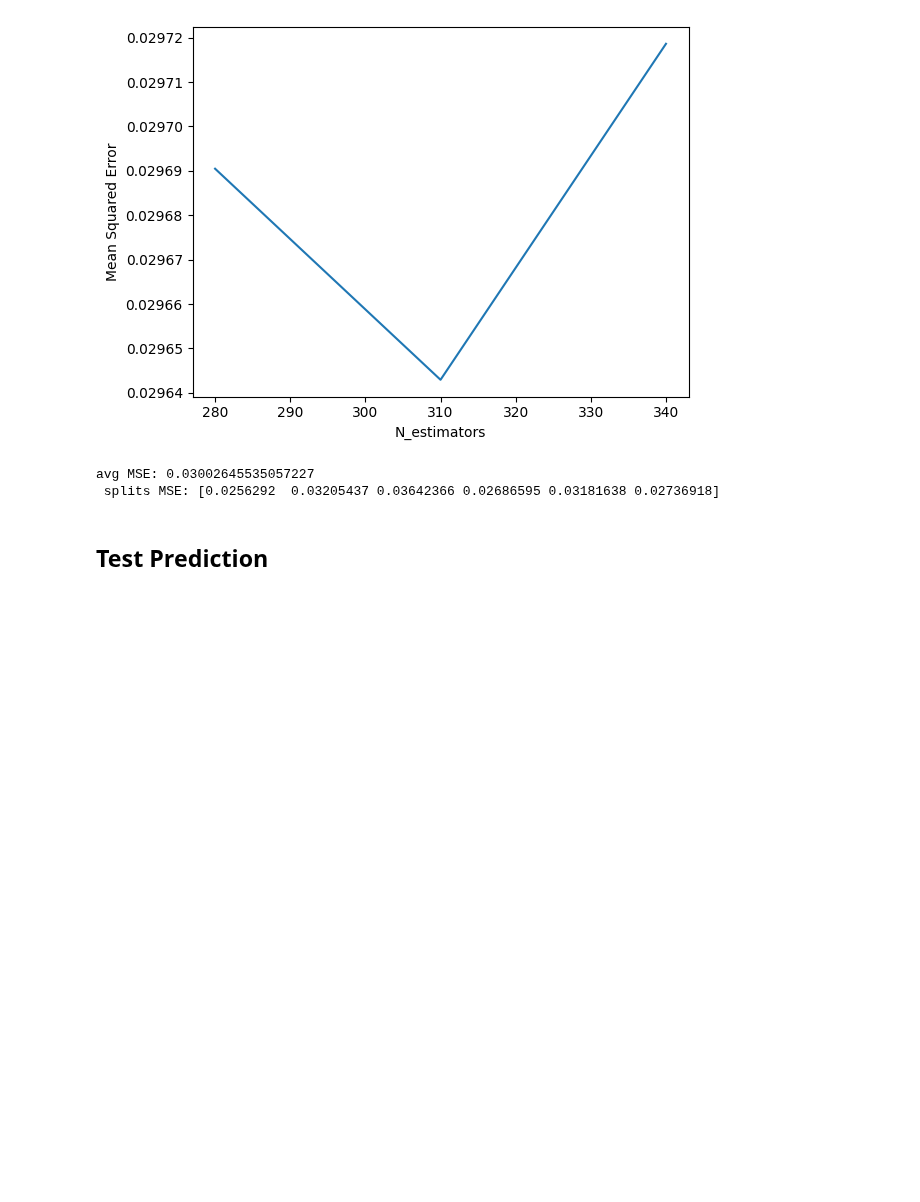
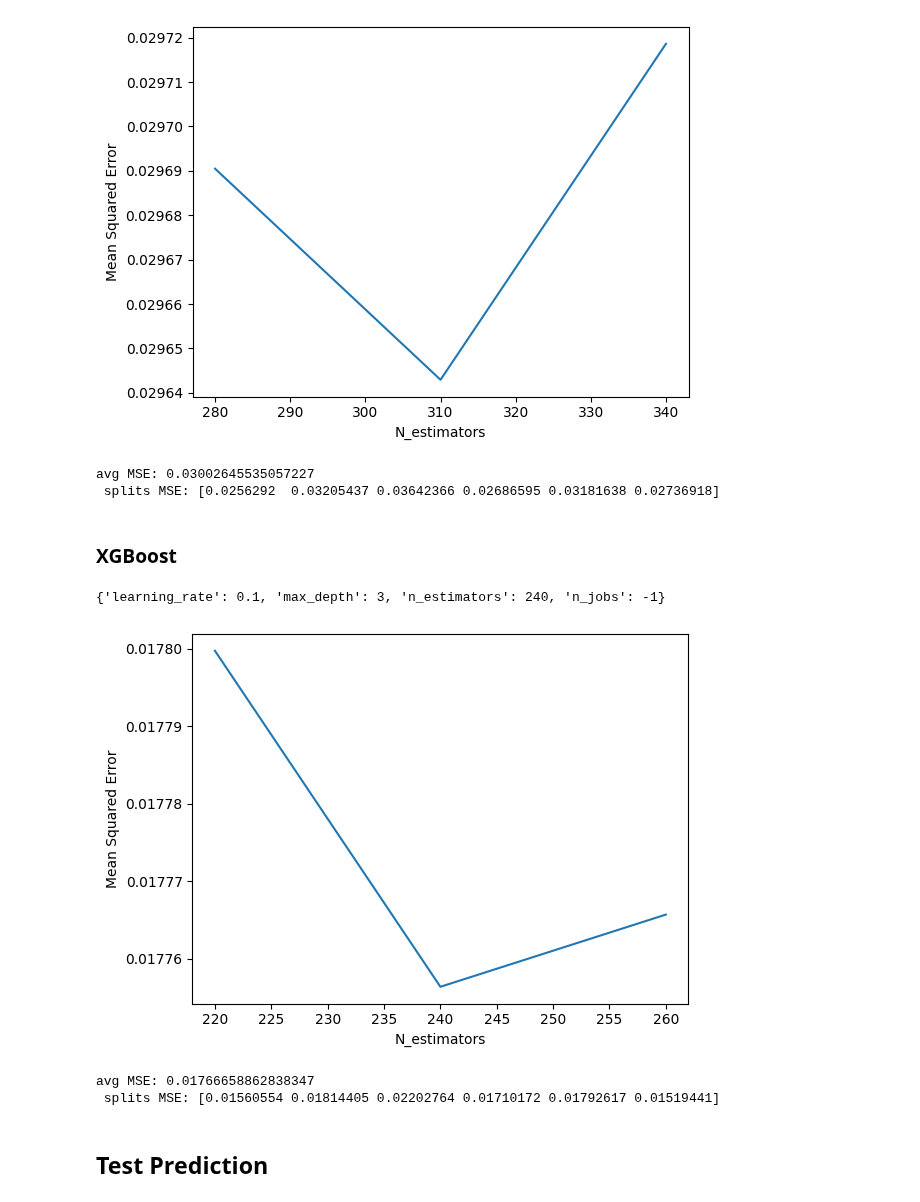
Before and after one commit to stephanie-yz/House-Prices, a Jupyter notebook: 03 Model Selection.ipynb, the cells around one changed output. Cells and saved outputs as stored; diff of their text form; code cells hidden in the pictures; blank space fills up the shorter version.

Commit message:
first cut XGBoost

```diff
--- a/03 Model Selection.ipynb
+++ b/03 Model Selection.ipynb
@@ -264,6 +265,38 @@ print(f'avg MSE: {-np.mean(ada_cv_scores)}\n', f'splits MSE: {-ada_cv_scores}')
 # %% [output]
 avg MSE: 0.03002645535057227
  splits MSE: [0.0256292  0.03205437 0.03642366 0.02686595 0.03181638 0.02736918]
+# %% [markdown]
+### XGBoost
+# %%
+## hyperparameter tuning: n_estimators
+param_grid = {'n_estimators' : np.arange(220,270,20), 'learning_rate': [0.1], 'max_depth': [3], 'n_jobs': [-1]}
+kf = KFold(n_splits=10, shuffle=True, random_state=8)
+
+xgb_tuning = GridSearchCV(xgb.XGBRegressor(random_state=8), param_grid, scoring='neg_mean_squared_error', cv=kf)
+xgb_tuning.fit(x_train_onehot.values, y_train.values)
+xgb_tuning_params = xgb_tuning.cv_results_['param_n_estimators']
+xgb_tuning_mse = -xgb_tuning.cv_results_['mean_test_score']
+
+## find best param with lowest mse, and plot params against mse
+print(xgb_tuning.best_params_)
+plt.plot(xgb_tuning_params, xgb_tuning_mse)
+plt.xlabel('N_estimators')
+plt.ylabel('Mean Squared Error')
+None
+# %% [output]
+{'learning_rate': 0.1, 'max_depth': 3, 'n_estimators': 240, 'n_jobs': -1}
+[figure, added]
+# %%
+## instantiate ada algorithm, using best tuned param
+xgbr = xgb.XGBRegressor(n_estimators=240, learning_rate=0.1, max_depth=3, random_state=8, n_jobs=-1)
+
+## cross validation
+kf = KFold(n_splits=6, shuffle=True, random_state=8)
+xgbr_cv_scores = cross_val_score(xgbr, x_train_onehot.values, y_train.values, scoring='neg_mean_squared_error', cv=kf)
+print(f'avg MSE: {-np.mean(xgbr_cv_scores)}\n', f'splits MSE: {-xgbr_cv_scores}')
+# %% [output]
+avg MSE: 0.01766658862838347
+ splits MSE: [0.01560554 0.01814405 0.02202764 0.01710172 0.01792617 0.01519441]
 # %% [markdown]
 ## Test Prediction
 # %%
```
Also changed, not shown: parts of 6 cells of this notebook, 1 other file.
